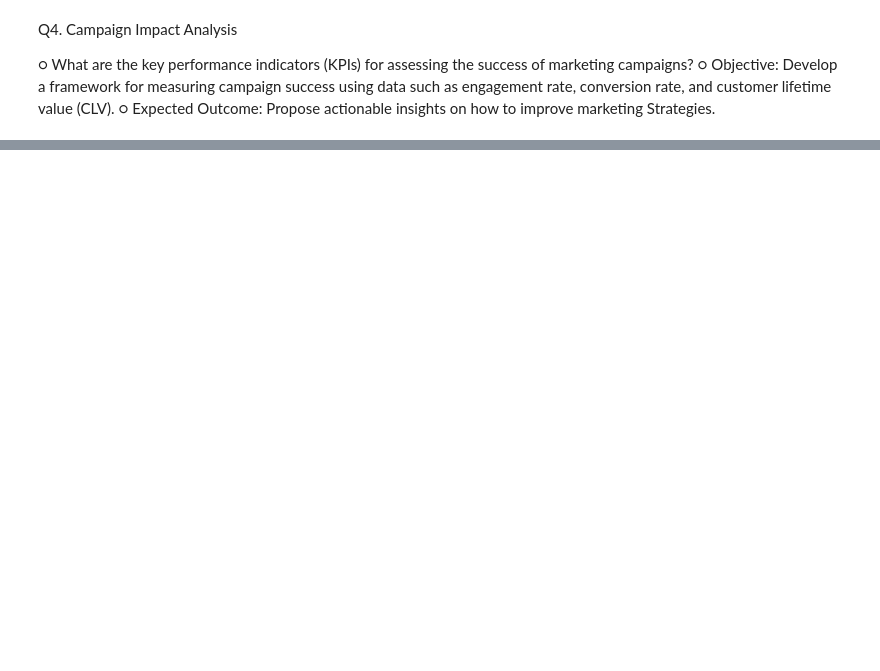
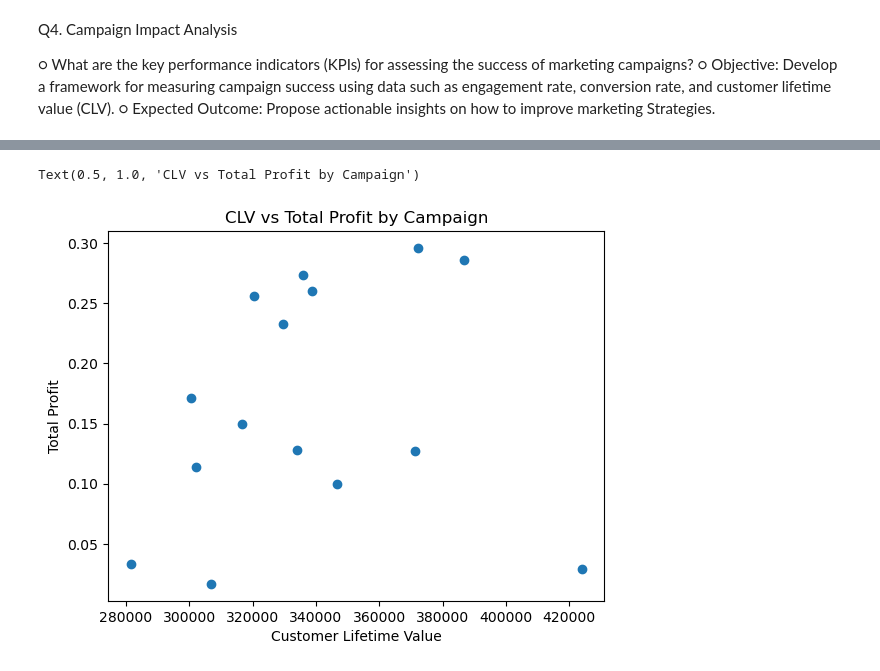
Before and after one commit to andrew250402/DSA3101-Project, a Jupyter notebook: Notebooks/emily.ipynb, the cells around one changed output, grey strips where cells are left out. Cells and saved outputs as stored; diff of their text form; code cells hidden in the pictures; blank space fills up the shorter version.

```diff
--- a/Notebooks/emily.ipynb
+++ b/Notebooks/emily.ipynb
@@ -89,0 +168,2 @@ print(conversion_rate_type)
+# %%
+df_m= df_m.merge(profit_generated,on="campaign_name")
@@ -89,0 +231,10 @@ print(conversion_rate_type)
+# %%
+
+
+plt.scatter(df_m["clv"], df_m["total_profit"])
+plt.xlabel("Customer Lifetime Value")
+plt.ylabel("Total Profit")
+plt.title("CLV vs Total Profit by Campaign")
+# %% [output]
+Text(0.5, 1.0, 'CLV vs Total Profit by Campaign')
+[figure, added]
```
Also changed, not shown: parts of 12 cells of this notebook, 1 other file.
